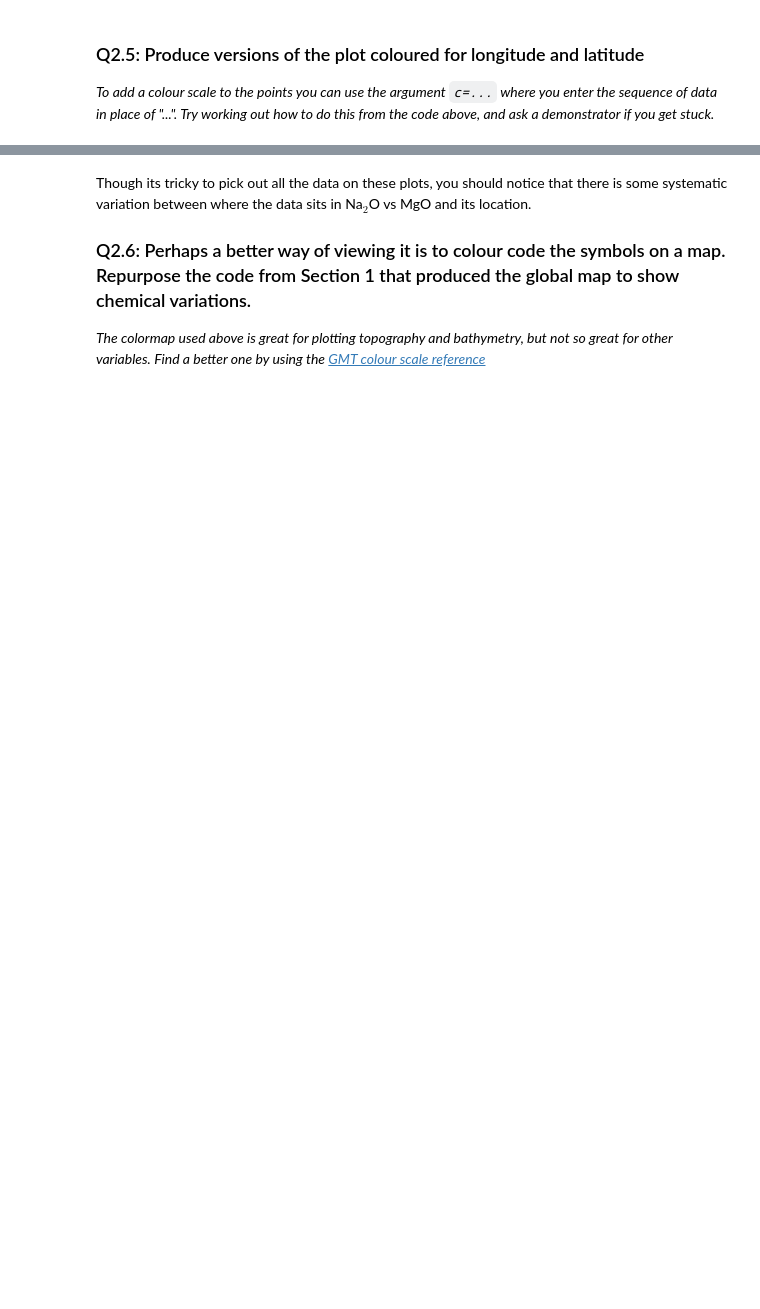
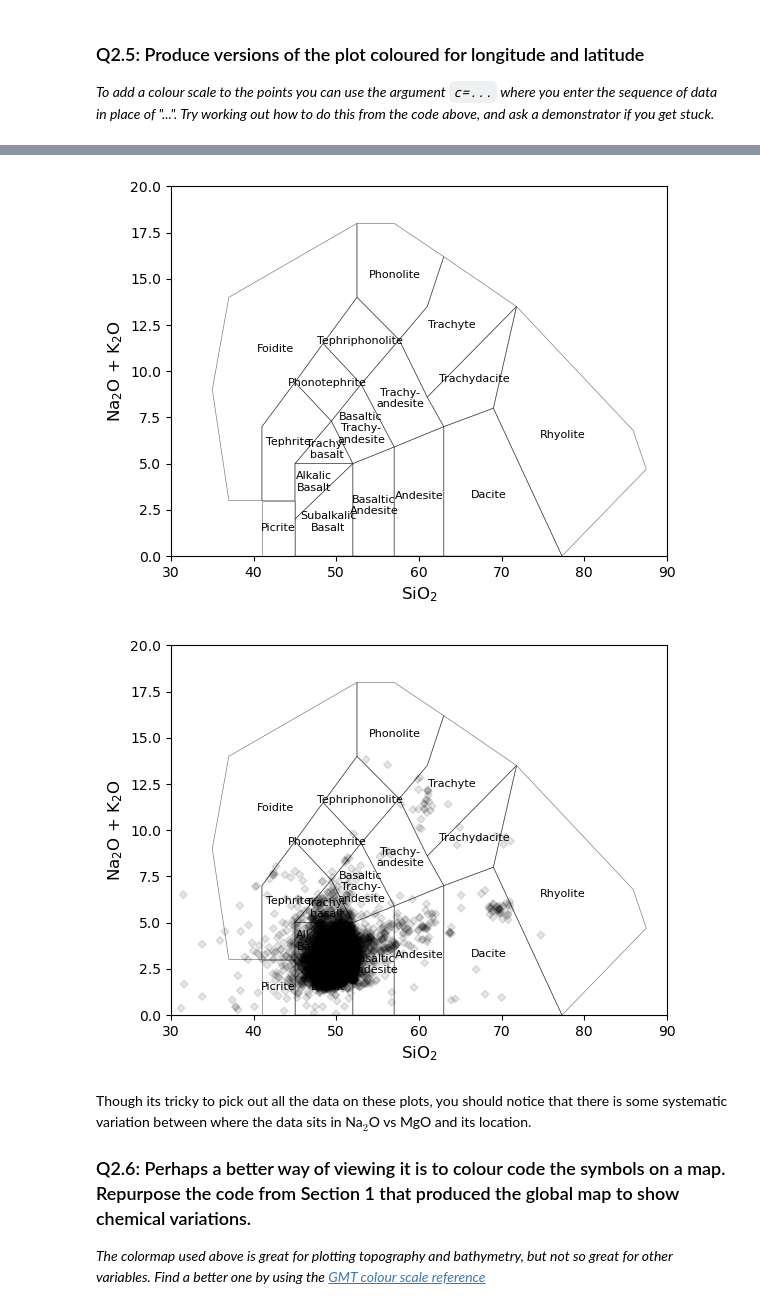
Before and after one commit to 0thomasholland/th675-UG-Code, a Jupyter notebook: Part II/C3 Petrology/C3.4 John/C3.4.P1/P20_SpreadingRidgeTrends_clean.ipynb, the cells around one changed output, grey strips where cells are left out. Cells and saved outputs as stored; diff of their text form; code cells hidden in the pictures; blank space fills up the shorter version.

```diff
--- a/Part II/C3 Petrology/C3.4 John/C3.4.P1/P20_SpreadingRidgeTrends_clean.ipynb
+++ b/Part II/C3 Petrology/C3.4 John/C3.4.P1/P20_SpreadingRidgeTrends_clean.ipynb
@@ -209,3 +236,20 @@ We should bear these issues in mind when we start using the dataset. They might
+# %%
+# First, create the Na2O + K2O column
+petdb["Na2OK2O"] = petdb.NA2O + petdb.K2O  # Assuming K2O exists in your dataset
+# Create figure and axis
+cm = TAS()
+
+fig, ax = plt.subplots(1)
+cm.add_to_axes(ax, alpha=0.5, linewidth=0.5, zorder=-1, add_labels=True, which_labels="volcanic")
+plt.show()
+
+fig, ax = plt.subplots(1)
+cm.add_to_axes(ax, alpha=0.5, linewidth=0.5, zorder=-1, add_labels=True, which_labels="volcanic")
+petdb[["SIO2", "Na2OK2O"]].pyroplot.scatter(ax=ax, c="k", alpha=0.1, axlabels=False)
+plt.show()
+# %% [output]
+[figure, added]
+[figure, added]
 # %% [markdown]
 Though its tricky to pick out all the data on these plots, you should notice that there is some systematic variation between where the data sits in Na$_2$O vs MgO and its location.
 
```
Also changed, not shown: parts of 33 cells of this notebook, 4 other files.
